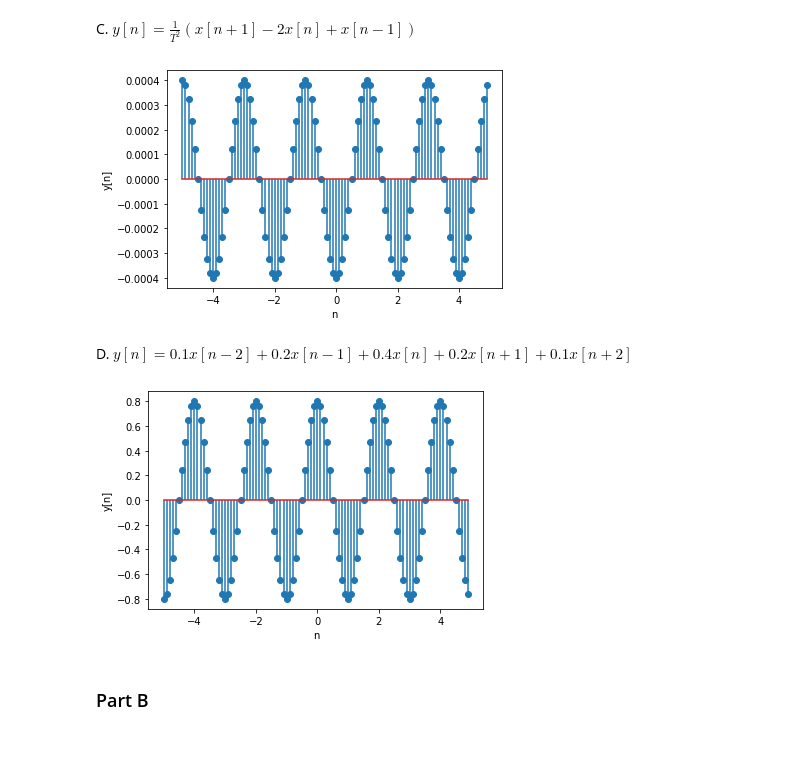
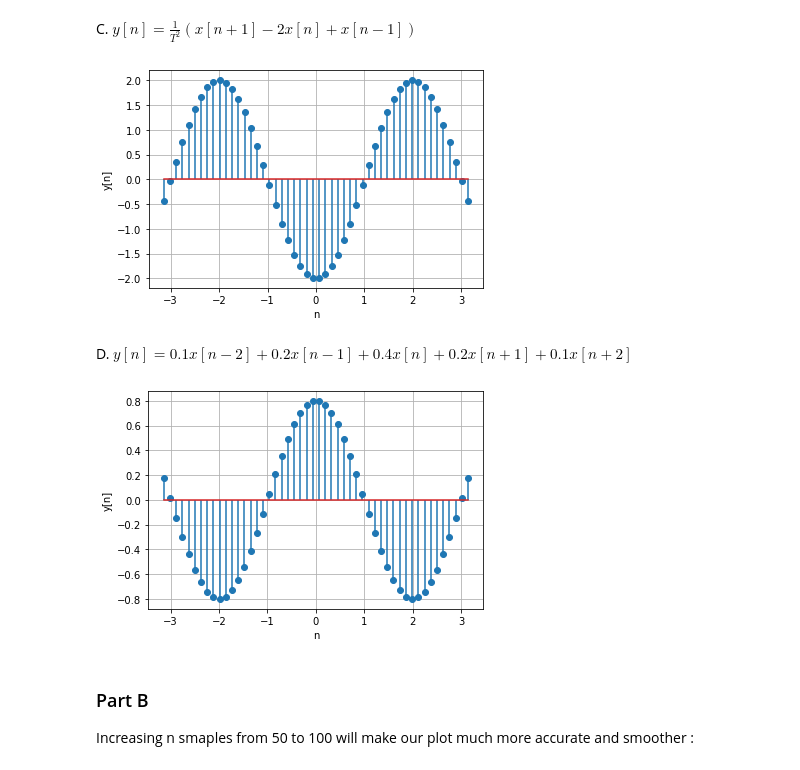
Before and after one commit to SM2A/Signals_and_Systems_Course_Projects, a Jupyter notebook: CA1/Source/1 - Plot Time Discrete Functions.ipynb, the cells around one changed output. Saved outputs shown, nothing was run; the diff lists cells and outputs as text; code cells hidden in the pictures.

```diff
--- a/CA1/Source/1 - Plot Time Discrete Functions.ipynb
+++ b/CA1/Source/1 - Plot Time Discrete Functions.ipynb
@@ -6,22 +6,25 @@ Discrete time function $x[n] = A cos[2 \pi kn]$ with arbitrary A and $k \in (0,1
 import numpy
 from matplotlib import pyplot
 
-T = 100
-k = 0.5
+T = 1
+k = 0.25
 A = 1
+border = numpy.pi
 
 def cos_2_pi_k_n(n):
     return A*numpy.cos(2*numpy.pi*k*n)
+
+def draw_plot(x_,y_):
+    pyplot.stem(x_,y_)
+    pyplot.ylabel('y[n]')
+    pyplot.xlabel('n')
+    pyplot.grid()
+    pyplot.show()
+
+n = numpy.linspace(-border,border,50)
 # %% [markdown]
 ### Part A
 
 Assuming $T$ is sampling period we have :
 
 A. $y[n] = \frac{1}{T}(x[n+1]-x[n])$
-# %%
-n = numpy.arange(-5,5,0.1)
-y = (1/T)*(cos_2_pi_k_n(n+1)-cos_2_pi_k_n(n))
-pyplot.stem(n,y)
-pyplot.ylabel('y[n]')
-pyplot.xlabel('n')
-pyplot.show()
@@ -30,9 +35,2 @@ pyplot.show()
 # %% [markdown]
 B. $y[n] = \frac{1}{2T}(x[n+1]-x[n-1])$
-# %%
-n = numpy.arange(-5,5,0.1)
-y = (1/(2*T))*(cos_2_pi_k_n(n+1)-cos_2_pi_k_n(n-1))
-pyplot.stem(n,y)
-pyplot.ylabel('y[n]')
-pyplot.xlabel('n')
-pyplot.show()
@@ -41,24 +41,18 @@ pyplot.show()
 # %% [markdown]
 C. $y[n] = \frac{1}{T^2}(x[n+1]-2x[n]+x[n-1])$
 # %%
-n = numpy.arange(-5,5,0.1)
-y = (1/(T**2))*(cos_2_pi_k_n(n+1)-(2*cos_2_pi_k_n(n))+cos_2_pi_k_n(n-1))
-pyplot.stem(n,y)
-pyplot.ylabel('y[n]')
-pyplot.xlabel('n')
-pyplot.show()
+draw_plot(n,(1/(T**2))*(cos_2_pi_k_n(n+1)-(2*cos_2_pi_k_n(n))+cos_2_pi_k_n(n-1)))
 # %% [output]
-[figure, old version]
+[figure, new version]
 # %% [markdown]
 D. $y[n] = 0.1x[n-2]+0.2x[n-1]+0.4x[n]+0.2x[n+1]+0.1x[n+2]$
 # %%
-n = numpy.arange(-5,5,0.1)
-y = (0.1*cos_2_pi_k_n(n-2))+(0.2*cos_2_pi_k_n(n-1))+cos_2_pi_k_n(n)+(0.2*cos_2_pi_k_n(n+1))+(0.1*cos_2_pi_k_n(n+2))
-pyplot.stem(n,y)
-pyplot.ylabel('y[n]')
-pyplot.xlabel('n')
-pyplot.show()
+draw_plot(n,
+          (0.1*cos_2_pi_k_n(n-2))+(0.2*cos_2_pi_k_n(n-1))+cos_2_pi_k_n(n)
+          +(0.2*cos_2_pi_k_n(n+1))+(0.1*cos_2_pi_k_n(n+2)))
 # %% [output]
-[figure, old version]
+[figure, new version]
-# %% [markdown]
-### Part B
+# %% [markdown]
+### Part B
+
+Increasing n smaples from 50 to 100 will make our plot much more accurate and smoother  :
```
Also changed, not shown: parts of 13 cells of this notebook, 2 other files.
